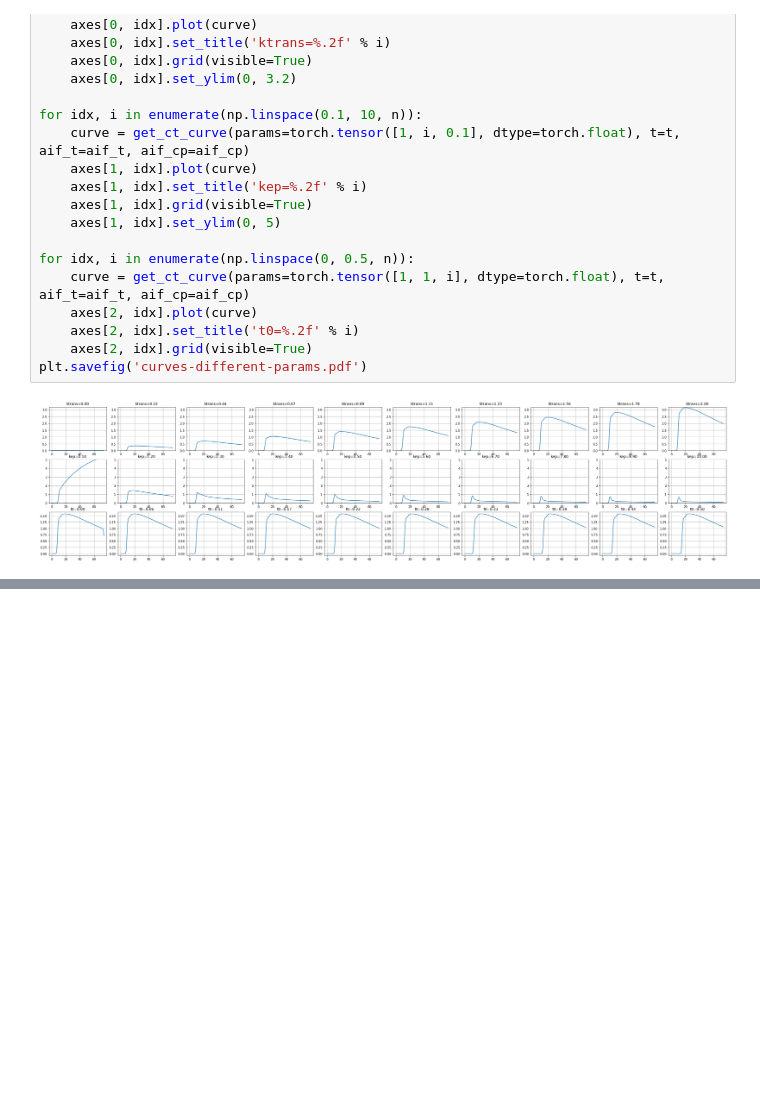
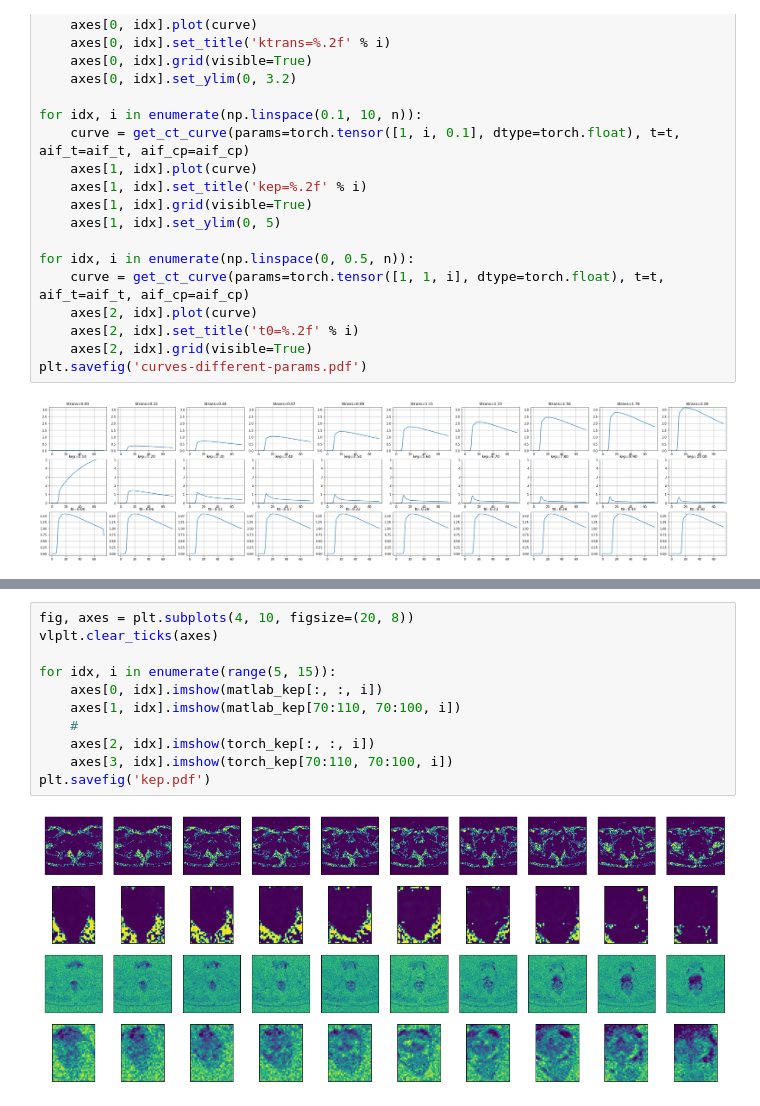
Before and after one commit to zeakey/dce-mri, a Jupyter notebook: torch/debug.ipynb, the cells around one changed output, grey strips where cells are left out. Cells and saved outputs as stored; diff of their text form; blank space fills up the shorter version.

```diff
--- a/torch/debug.ipynb
+++ b/torch/debug.ipynb
@@ -76,0 +130,13 @@ plt.savefig('kep.pdf')
+# %%
+fig, axes = plt.subplots(4, 10, figsize=(20, 8))
+vlplt.clear_ticks(axes)
+
+for idx, i in enumerate(range(5, 15)):
+    axes[0, idx].imshow(matlab_kep[:, :, i])
+    axes[1, idx].imshow(matlab_kep[70:110, 70:100, i])
+    #
+    axes[2, idx].imshow(torch_kep[:, :, i])
+    axes[3, idx].imshow(torch_kep[70:110, 70:100, i])
+plt.savefig('kep.pdf')
+# %% [output]
+[figure, added]
```
Also changed, not shown: parts of 13 cells of this notebook.
